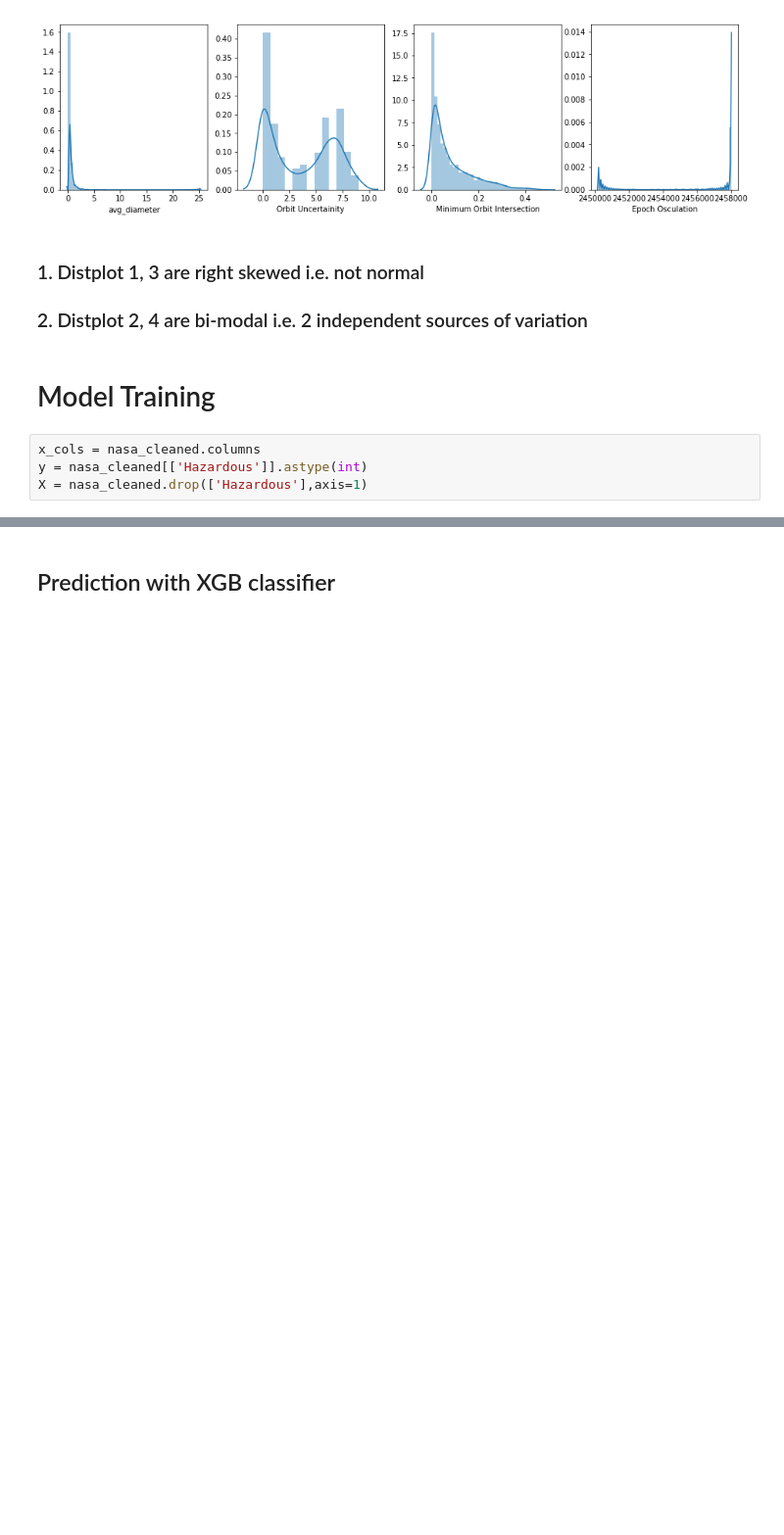
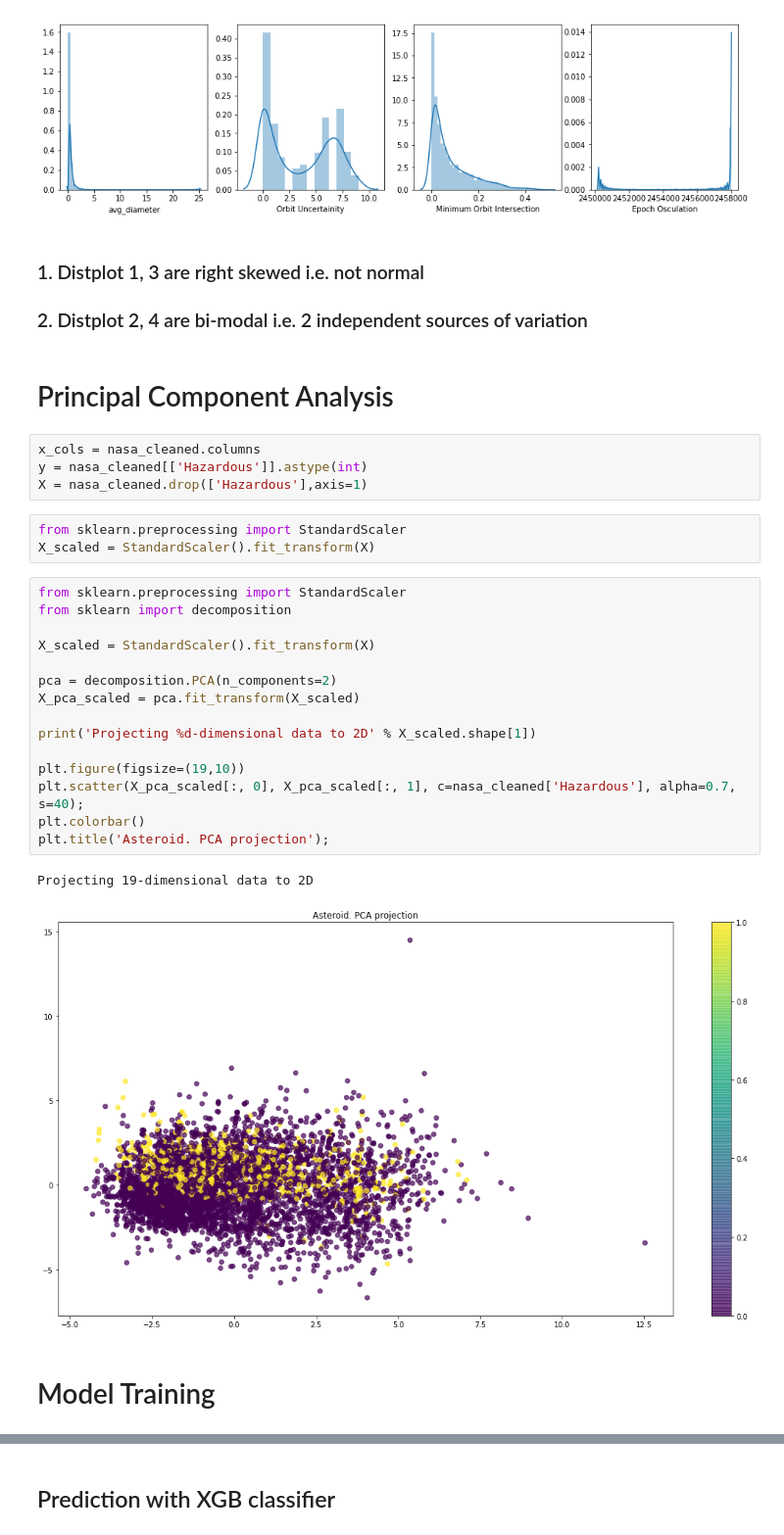
Before and after one commit to ai-techsystems/internShowcase, a Jupyter notebook: vidit2011998@gmail.com/NASA Asteroid/NASA.ipynb, the cells around one changed output, grey strips where cells are left out. Shown: that part at 98% size. Cells and saved outputs as stored; diff of their text form; blank space fills up the shorter version.

```diff
--- a/vidit2011998@gmail.com/NASA Asteroid/NASA.ipynb
+++ b/vidit2011998@gmail.com/NASA Asteroid/NASA.ipynb
@@ -310,9 +308,32 @@ sns.distplot(nasa_cleaned['Epoch Osculation'],ax=axs[3])
 ### 1. Distplot 1, 3 are right skewed i.e. not normal
 
 ### 2. Distplot 2, 4 are bi-modal i.e. 2 independent sources of variation
+# %% [markdown]
+# Principal Component Analysis
+# %%
+x_cols = nasa_cleaned.columns
+y = nasa_cleaned[['Hazardous']].astype(int)
+X = nasa_cleaned.drop(['Hazardous'],axis=1)
+# %%
+from sklearn.preprocessing import StandardScaler
+X_scaled = StandardScaler().fit_transform(X)
+# %%
+from sklearn.preprocessing import StandardScaler
+from sklearn import decomposition
+
+X_scaled = StandardScaler().fit_transform(X)
+
+pca = decomposition.PCA(n_components=2)
+X_pca_scaled = pca.fit_transform(X_scaled)
+
+print('Projecting %d-dimensional data to 2D' % X_scaled.shape[1])
+
+plt.figure(figsize=(19,10))
+plt.scatter(X_pca_scaled[:, 0], X_pca_scaled[:, 1], c=nasa_cleaned['Hazardous'], alpha=0.7, s=40);
+plt.colorbar()
+plt.title('Asteroid. PCA projection');
+# %% [output]
+Projecting 19-dimensional data to 2D
+[figure, added]
 # %% [markdown]
 # Model Training
-# %%
-x_cols = nasa_cleaned.columns
-y = nasa_cleaned[['Hazardous']].astype(int)
-X = nasa_cleaned.drop(['Hazardous'],axis=1)
```
Also changed, not shown: parts of 8 cells of this notebook, 3 other files.
